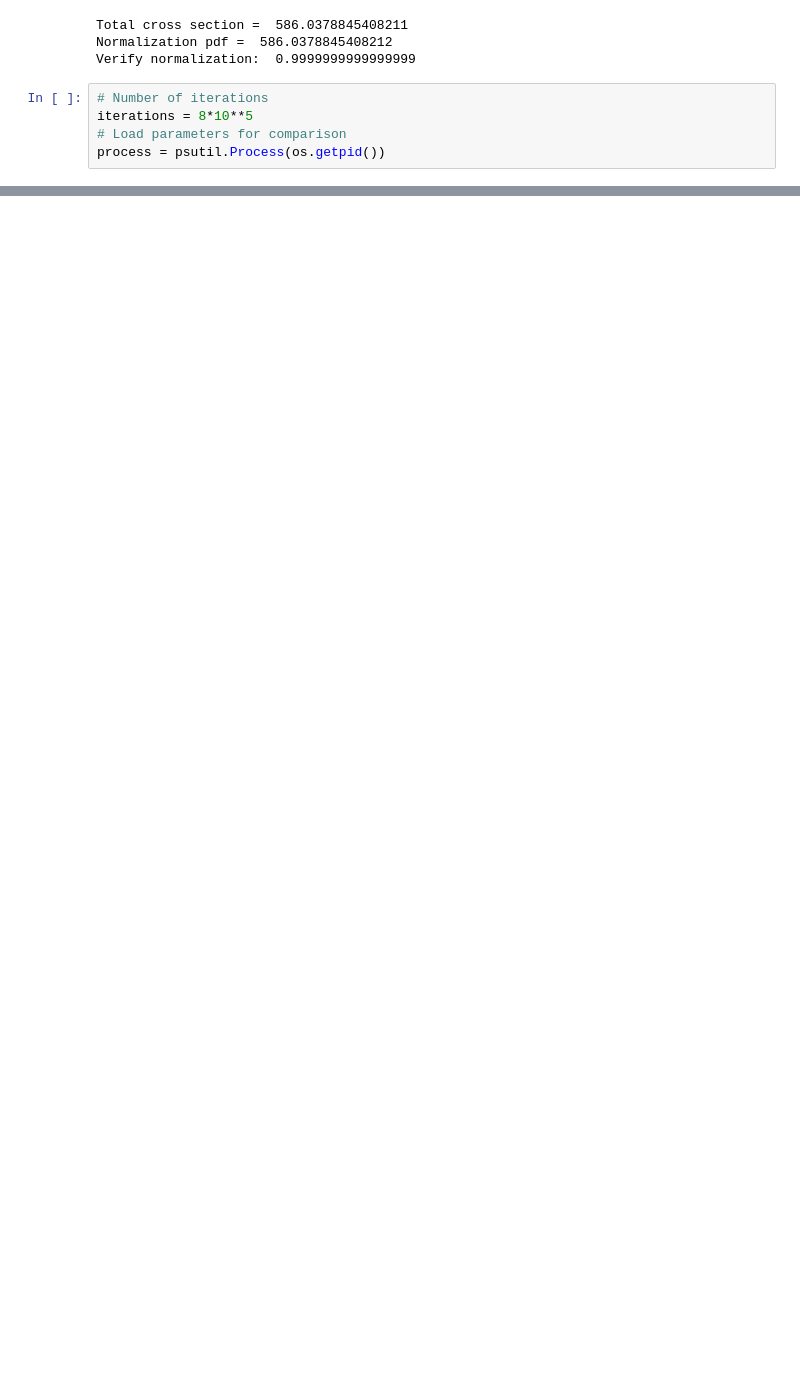
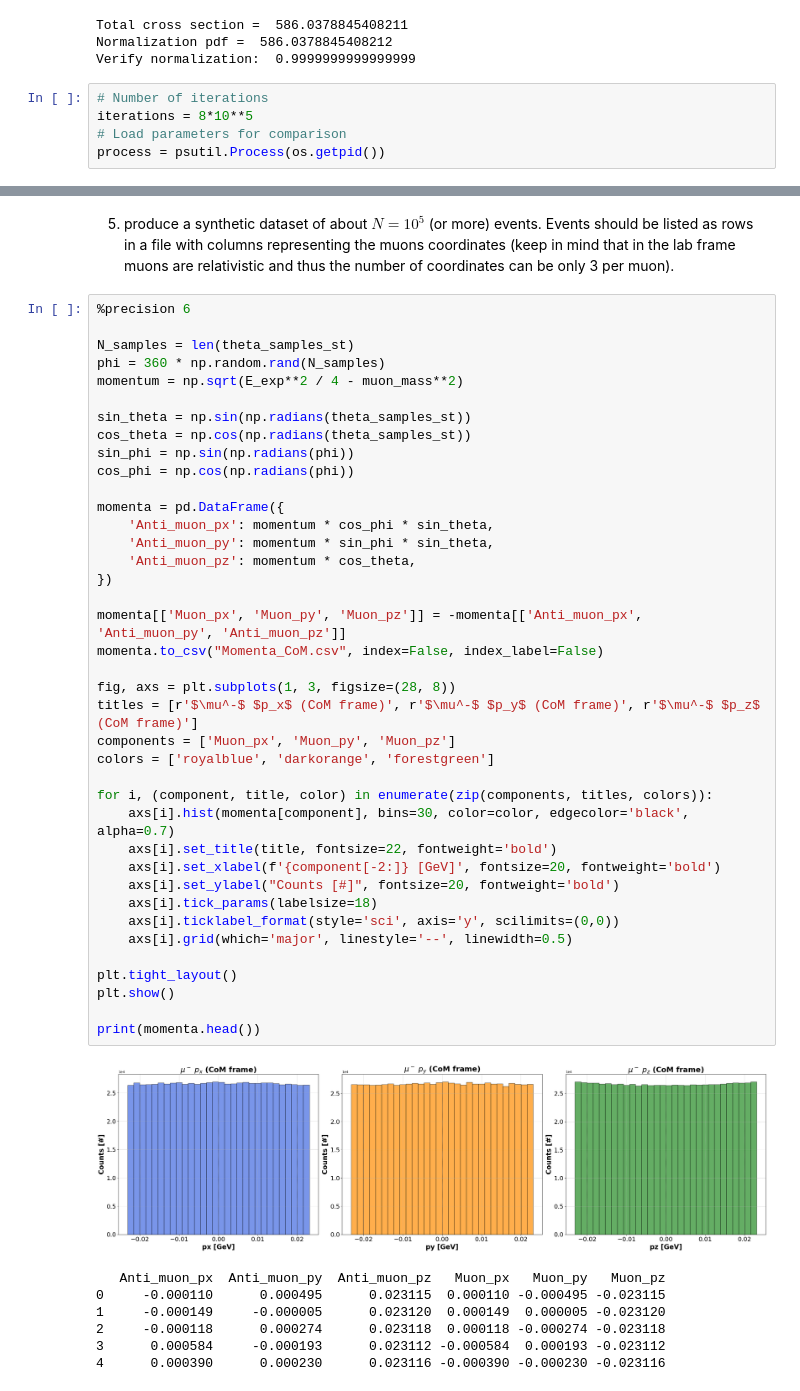
Before and after one commit to pietrobernard/LaCP-Project-2324, a Jupyter notebook: LCP A/MONTECARLO.ipynb, the cells around one changed output, grey strips where cells are left out. Saved outputs shown, nothing was run; the diff lists cells and outputs as text; blank space fills up the shorter version.

```diff
--- a/LCP A/MONTECARLO.ipynb
+++ b/LCP A/MONTECARLO.ipynb
@@ -402,0 +482,49 @@ print(momenta.head())
+# %% [markdown]
+5. produce a synthetic dataset of about $N=10^5$ (or more) events. Events should be listed as rows in a file with columns representing the muons coordinates (keep in mind that in the lab frame muons are relativistic and thus the number of coordinates can be only 3 per muon).
+# %%
+%precision 6
+
+N_samples = len(theta_samples_st)
+phi = 360 * np.random.rand(N_samples)
+momentum = np.sqrt(E_exp**2 / 4 - muon_mass**2)
+
+sin_theta = np.sin(np.radians(theta_samples_st))
+cos_theta = np.cos(np.radians(theta_samples_st))
+sin_phi = np.sin(np.radians(phi))
+cos_phi = np.cos(np.radians(phi))
+
+momenta = pd.DataFrame({
+    'Anti_muon_px': momentum * cos_phi * sin_theta,
+    'Anti_muon_py': momentum * sin_phi * sin_theta,
+    'Anti_muon_pz': momentum * cos_theta,
+})
+
+momenta[['Muon_px', 'Muon_py', 'Muon_pz']] = -momenta[['Anti_muon_px', 'Anti_muon_py', 'Anti_muon_pz']]
+momenta.to_csv("Momenta_CoM.csv", index=False, index_label=False)
+
+fig, axs = plt.subplots(1, 3, figsize=(28, 8))
+titles = [r'$\mu^-$ $p_x$ (CoM frame)', r'$\mu^-$ $p_y$ (CoM frame)', r'$\mu^-$ $p_z$ (CoM frame)']
+components = ['Muon_px', 'Muon_py', 'Muon_pz']
+colors = ['royalblue', 'darkorange', 'forestgreen']
+
+for i, (component, title, color) in enumerate(zip(components, titles, colors)):
+    axs[i].hist(momenta[component], bins=30, color=color, edgecolor='black', alpha=0.7)
+    axs[i].set_title(title, fontsize=22, fontweight='bold')
+    axs[i].set_xlabel(f'{component[-2:]} [GeV]', fontsize=20, fontweight='bold')
+    axs[i].set_ylabel("Counts [#]", fontsize=20, fontweight='bold')
+    axs[i].tick_params(labelsize=18)
+    axs[i].ticklabel_format(style='sci', axis='y', scilimits=(0,0))
+    axs[i].grid(which='major', linestyle='--', linewidth=0.5)
+
+plt.tight_layout()
+plt.show()
+
+print(momenta.head())
+# %% [output]
+[figure, added]
+   Anti_muon_px  Anti_muon_py  Anti_muon_pz   Muon_px   Muon_py   Muon_pz
+0     -0.000110      0.000495      0.023115  0.000110 -0.000495 -0.023115
+1     -0.000149     -0.000005      0.023120  0.000149  0.000005 -0.023120
+2     -0.000118      0.000274      0.023118  0.000118 -0.000274 -0.023118
+3      0.000584     -0.000193      0.023112 -0.000584  0.000193 -0.023112
+4      0.000390      0.000230      0.023116 -0.000390 -0.000230 -0.023116
```
Also changed, not shown: parts of 34 cells of this notebook, 3 other files.
